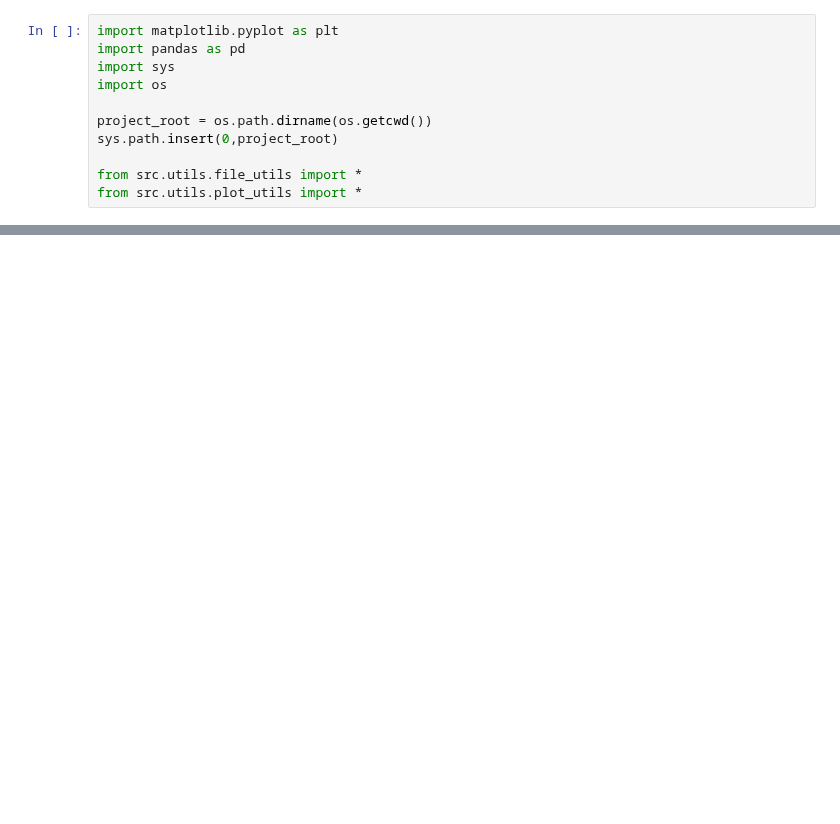
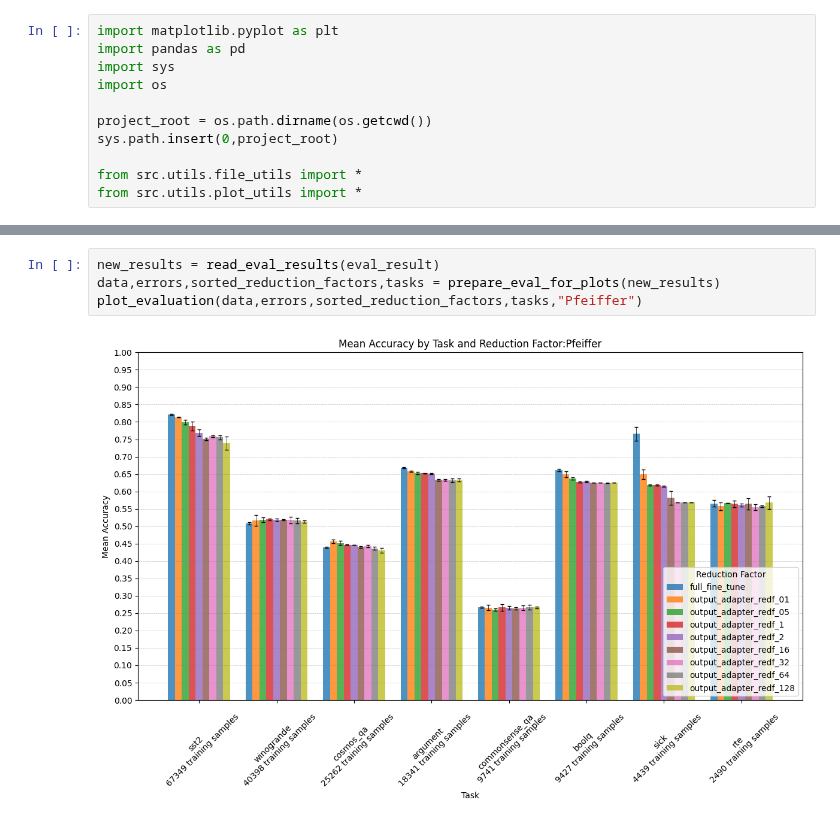
Before and after one commit to HectorAuvinen/adapter_experiments, a Jupyter notebook: notebooks/result_plotting.ipynb, the cells around one changed output, grey strips where cells are left out. Saved outputs shown, nothing was run; the diff lists cells and outputs as text; blank space fills up the shorter version.

```diff
--- a/notebooks/result_plotting.ipynb
+++ b/notebooks/result_plotting.ipynb
@@ -12 +17,7 @@ from src.utils.plot_utils import *
+# %%
+new_results = read_eval_results(eval_result)
+data,errors,sorted_reduction_factors,tasks = prepare_eval_for_plots(new_results)
+plot_evaluation(data,errors,sorted_reduction_factors,tasks,"Pfeiffer")
+# %% [output]
+[figure, added]
 # %%
```
Also changed, not shown: parts of 4 cells of this notebook, 5 other files.
